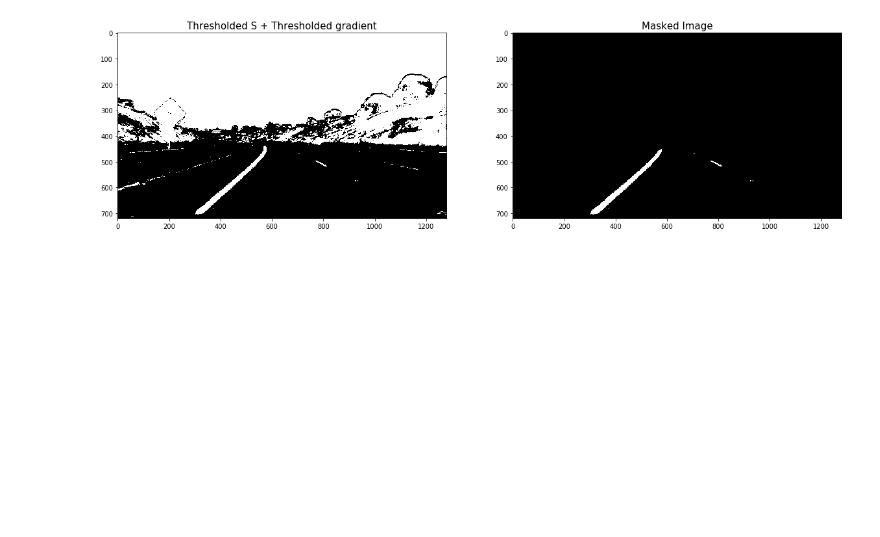
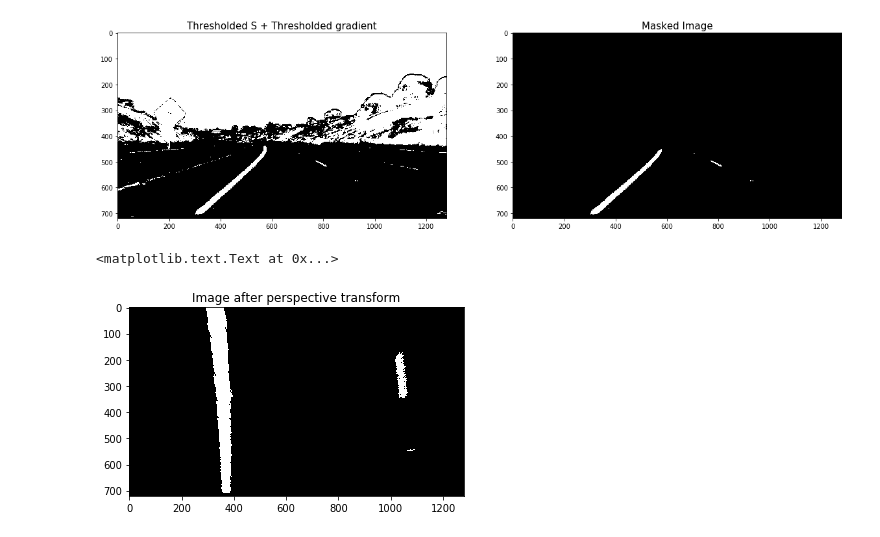
Before and after one commit to fang-yu-liu/advanced-lane-line-detection, a Jupyter notebook: Advanced_Lane_Line_Detection.ipynb, the cells around one changed output. Cells and saved outputs as stored; diff of their text form; code cells hidden in the pictures; blank space fills up the shorter version.

Commit message:
Add perspective transform to the pipeline

```diff
--- a/Advanced_Lane_Line_Detection.ipynb
+++ b/Advanced_Lane_Line_Detection.ipynb
@@ -105,12 +10,18 @@ def region_of_interest(img, vertices):
 %matplotlib inline
 
 image = cv2.imread('test_images/test2.jpg')
-undistort_image = undistort(image)
+
+camera_calibration_file = './camera_calibration.p'
+with open(camera_calibration_file, mode='rb') as f:
+    cali_data = pickle.load(f)
+mtx, dist = cali_data['mtx'], cali_data['dist']
+
+undistorted_image = undistort(image, mtx, dist)
 
 f, (ax1, ax2) = plt.subplots(1, 2, figsize=(20,10))
 ax1.imshow(cv2.cvtColor(image, cv2.COLOR_BGR2RGB))
 ax1.set_title('Original Image', fontsize=15)
-ax2.imshow(cv2.cvtColor(undistort_image, cv2.COLOR_BGR2RGB))
+ax2.imshow(cv2.cvtColor(undistorted_image, cv2.COLOR_BGR2RGB))
 ax2.set_title('Undistorted Image', fontsize=15)
 # %% [output]
 <matplotlib.text.Text at 0x...>
@@ -119,13 +54,13 @@ ax2.set_title('Undistorted Image', fontsize=15)
 %matplotlib inline
 
 f, (ax1, ax2) = plt.subplots(1, 2, figsize=(20,10))
-hls = bgr_to_hls(undistort_image)
-hls_binary = s_channel_select(hls, thresh=(60, 255))
+hls = bgr_to_hls(undistorted_image)
+hls_binary = hls_channel_select(hls, thresh=(60, 255))
 
 ax1.imshow(hls_binary, cmap='gray')
 ax1.set_title('Thresholded S', fontsize=15)
 
-sobel_binary = sobel_x_y(hls, thresh=(20,100))
+sobel_binary = mag_sobel_hls(hls, thresh=(20,100))
 
 ax2.imshow(sobel_binary, cmap='gray')
 ax2.set_title('Thresholded gradient', fontsize=15)
@@ -165,3 +100,10 @@ ax2.set_title('Masked Image', fontsize=15)
 # %% [output]
 <matplotlib.text.Text at 0x...>
 [figure]
+# %%
+warped_image = perspective_transform(masked_edges)
+plt.imshow(warped_image, cmap='gray')
+plt.title('Image after perspective transform')
+# %% [output]
+<matplotlib.text.Text at 0x...>
+[figure, added]
```
Also changed, not shown: parts of 3 cells of this notebook, 5 other files.
